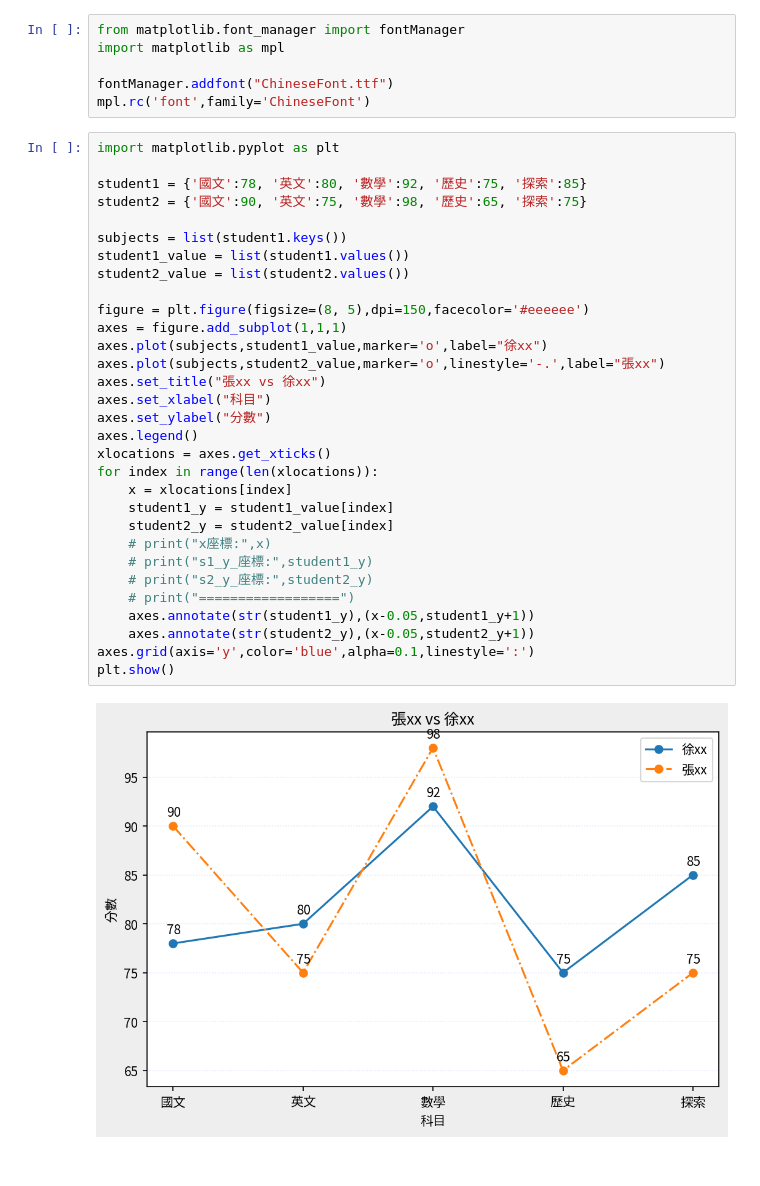
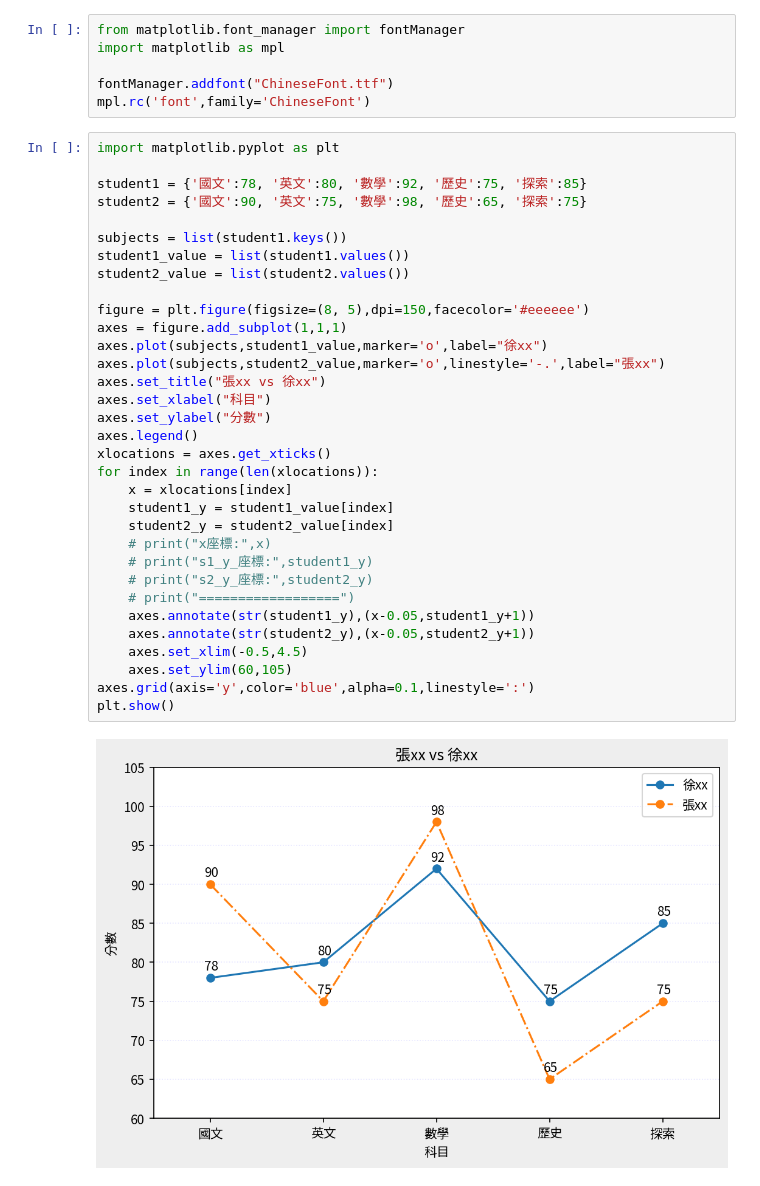
Before and after one commit to roberthsu2003/__2025_04_29_python_2_4, a Jupyter notebook: lesson13/lesson13_3.ipynb, the cells around one changed output. Drawn from its saved outputs; the diff is of its cells as text.

```diff
--- a/lesson13/lesson13_3.ipynb
+++ b/lesson13/lesson13_3.ipynb
@@ -11,31 +11,33 @@ import matplotlib.pyplot as plt
 
 student1 = {'國文':78, '英文':80, '數學':92, '歷史':75, '探索':85}
 student2 = {'國文':90, '英文':75, '數學':98, '歷史':65, '探索':75}
 
 subjects = list(student1.keys())
 student1_value = list(student1.values())
 student2_value = list(student2.values())
 
 figure = plt.figure(figsize=(8, 5),dpi=150,facecolor='#eeeeee')
 axes = figure.add_subplot(1,1,1)
 axes.plot(subjects,student1_value,marker='o',label="徐xx")
 axes.plot(subjects,student2_value,marker='o',linestyle='-.',label="張xx")
 axes.set_title("張xx vs 徐xx")
 axes.set_xlabel("科目")
 axes.set_ylabel("分數")
 axes.legend()
 xlocations = axes.get_xticks()
 for index in range(len(xlocations)):
     x = xlocations[index]
     student1_y = student1_value[index]
     student2_y = student2_value[index]
     # print("x座標:",x)
     # print("s1_y_座標:",student1_y)
     # print("s2_y_座標:",student2_y)
     # print("==================")
     axes.annotate(str(student1_y),(x-0.05,student1_y+1))
     axes.annotate(str(student2_y),(x-0.05,student2_y+1))
+    axes.set_xlim(-0.5,4.5)
+    axes.set_ylim(60,105)
 axes.grid(axis='y',color='blue',alpha=0.1,linestyle=':')
 plt.show()
 # %% [output]
-[figure, old version]
+[figure, new version]
```
